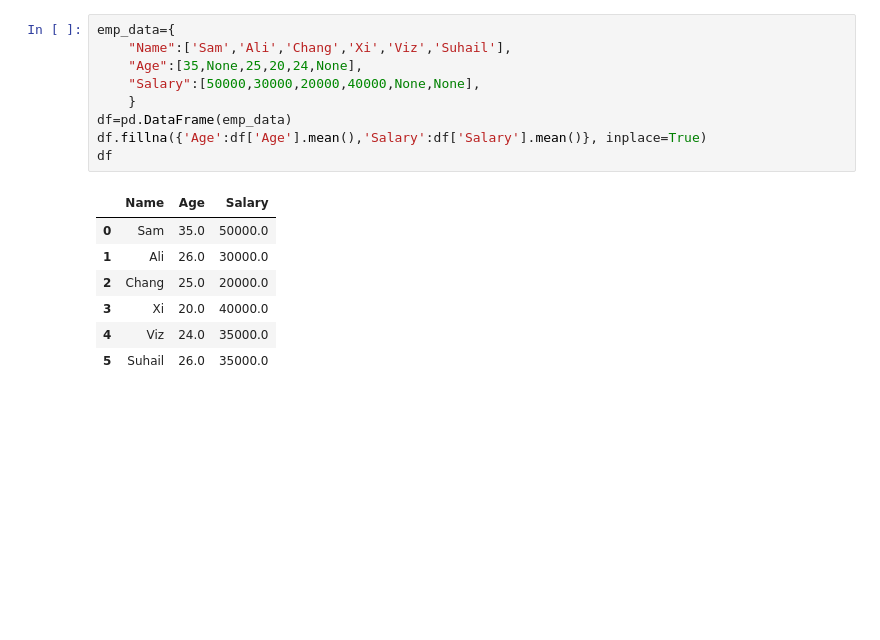
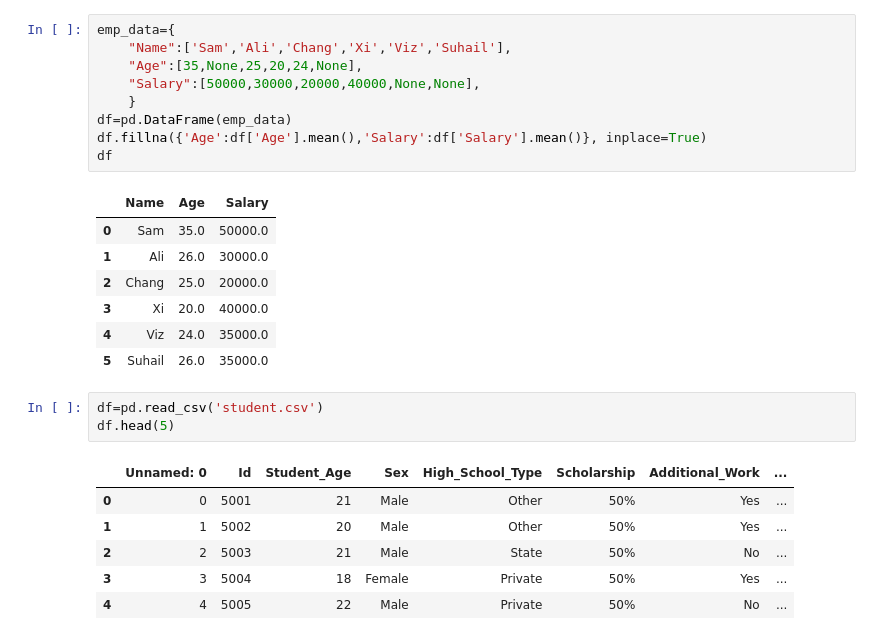
Before and after one commit to salman1256/aimltraining, a Jupyter notebook: Day-15/DataCleaningExample.ipynb, the cells around one changed output. Saved outputs shown, nothing was run; the diff lists cells and outputs as text; blank space fills up the shorter version.

Commit message:
studentper_data

```diff
--- a/Day-15/DataCleaningExample.ipynb
+++ b/Day-15/DataCleaningExample.ipynb
@@ -237,3 +237,13 @@ df
 | 3 | Xi | 20.0 | 40000.0 |
 | 4 | Viz | 24.0 | 35000.0 |
 | 5 | Suhail | 26.0 | 35000.0 |
+# %%
+df=pd.read_csv('student.csv')
+df.head(5)
+# %% [output]
+|  | Unnamed: 0 | Id | Student_Age | Sex | High_School_Type | Scholarship | Additional_Work | ... |
+| 0 | 0 | 5001 | 21 | Male | Other | 50% | Yes | ... |
+| 1 | 1 | 5002 | 20 | Male | Other | 50% | Yes | ... |
+| 2 | 2 | 5003 | 21 | Male | State | 50% | No | ... |
+| 3 | 3 | 5004 | 18 | Female | Private | 50% | Yes | ... |
+| 4 | 4 | 5005 | 22 | Male | Private | 50% | No | ... |
```
Also changed, not shown: 2 other files.
